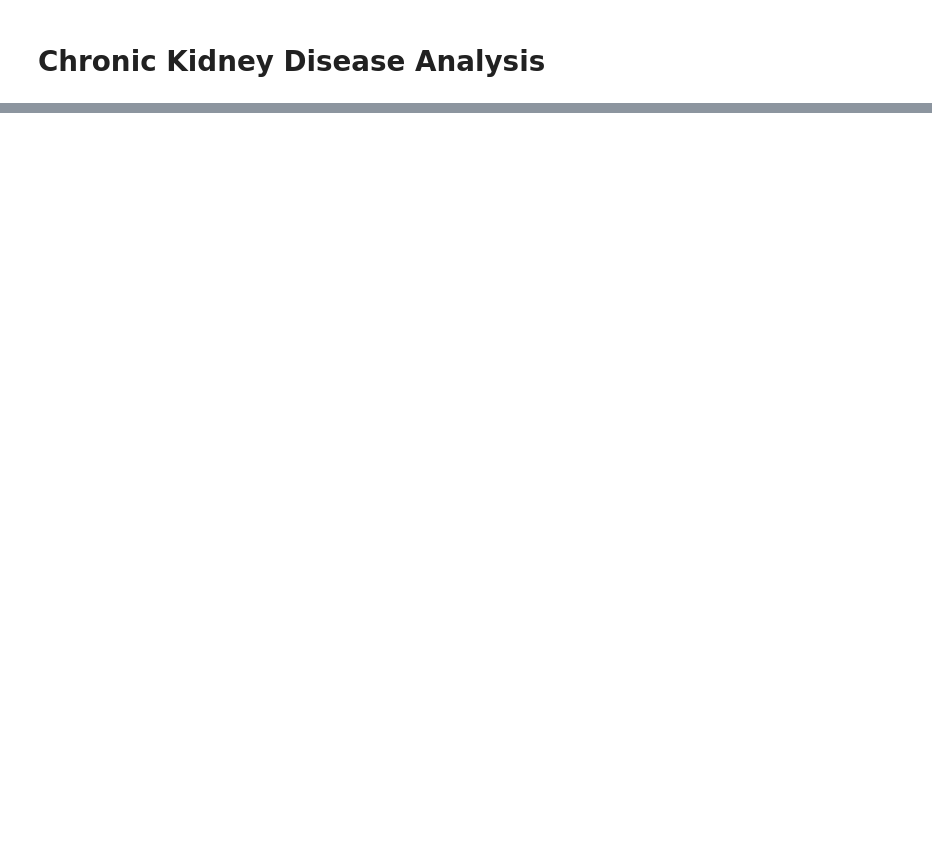
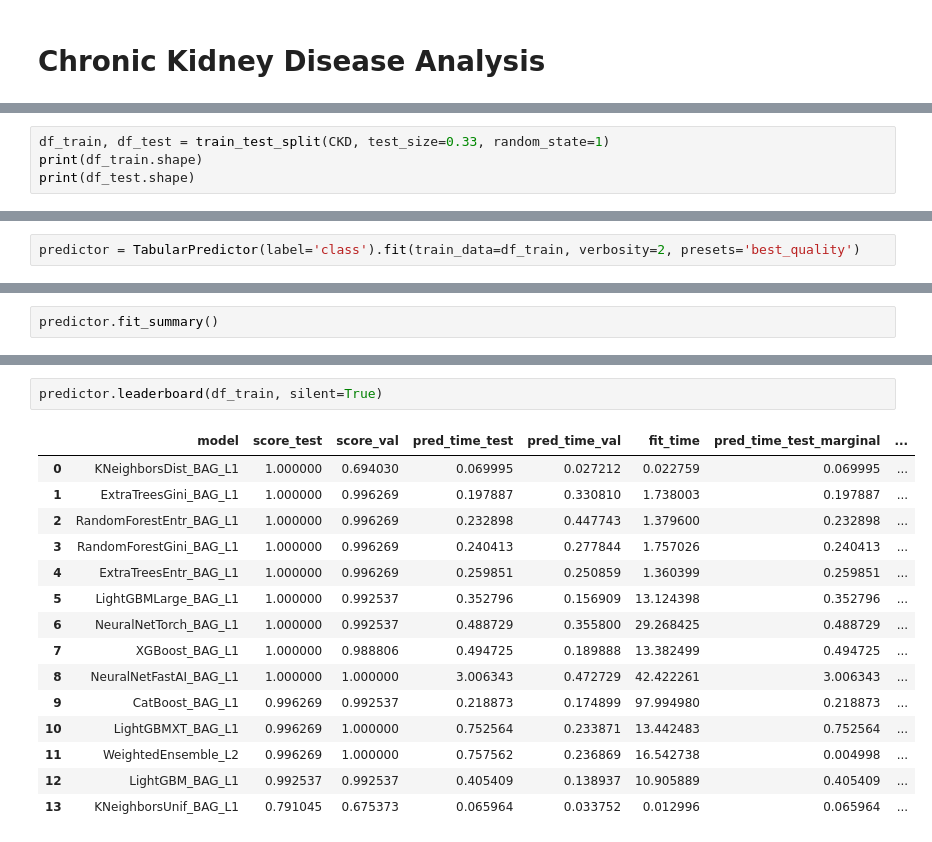
Before and after one commit to PeterHamfelt/Chronic_Kidney_Disease_Analysis, a Jupyter notebook: README.ipynb, the cells around one changed output, grey strips where cells are left out. Drawn from its saved outputs; the diff is of its cells as text; blank space fills up the shorter version.

Commit message:
feat: data analysis

```diff
--- a/README.ipynb
+++ b/README.ipynb
@@ -17,0 +35,4 @@ CKD.head()
+# %%
+df_train, df_test = train_test_split(CKD, test_size=0.33, random_state=1)
+print(df_train.shape)
+print(df_test.shape)
@@ -17,0 +67,2 @@ CKD.head()
+# %%
+predictor = TabularPredictor(label='class').fit(train_data=df_train, verbosity=2, presets='best_quality')
@@ -17,0 +87,2 @@ CKD.head()
+# %%
+predictor.fit_summary()
@@ -17,0 +124,18 @@ CKD.head()
+# %%
+predictor.leaderboard(df_train, silent=True)
+# %% [output]
+|  | model | score_test | score_val | pred_time_test | pred_time_val | fit_time | pred_time_test_marginal | ... |
+| 0 | KNeighborsDist_BAG_L1 | 1.000000 | 0.694030 | 0.069995 | 0.027212 | 0.022759 | 0.069995 | ... |
+| 1 | ExtraTreesGini_BAG_L1 | 1.000000 | 0.996269 | 0.197887 | 0.330810 | 1.738003 | 0.197887 | ... |
+| 2 | RandomForestEntr_BAG_L1 | 1.000000 | 0.996269 | 0.232898 | 0.447743 | 1.379600 | 0.232898 | ... |
+| 3 | RandomForestGini_BAG_L1 | 1.000000 | 0.996269 | 0.240413 | 0.277844 | 1.757026 | 0.240413 | ... |
+| 4 | ExtraTreesEntr_BAG_L1 | 1.000000 | 0.996269 | 0.259851 | 0.250859 | 1.360399 | 0.259851 | ... |
+| 5 | LightGBMLarge_BAG_L1 | 1.000000 | 0.992537 | 0.352796 | 0.156909 | 13.124398 | 0.352796 | ... |
+| 6 | NeuralNetTorch_BAG_L1 | 1.000000 | 0.992537 | 0.488729 | 0.355800 | 29.268425 | 0.488729 | ... |
+| 7 | XGBoost_BAG_L1 | 1.000000 | 0.988806 | 0.494725 | 0.189888 | 13.382499 | 0.494725 | ... |
+| 8 | NeuralNetFastAI_BAG_L1 | 1.000000 | 1.000000 | 3.006343 | 0.472729 | 42.422261 | 3.006343 | ... |
+| 9 | CatBoost_BAG_L1 | 0.996269 | 0.992537 | 0.218873 | 0.174899 | 97.994980 | 0.218873 | ... |
+| 10 | LightGBMXT_BAG_L1 | 0.996269 | 1.000000 | 0.752564 | 0.233871 | 13.442483 | 0.752564 | ... |
+| 11 | WeightedEnsemble_L2 | 0.996269 | 1.000000 | 0.757562 | 0.236869 | 16.542738 | 0.004998 | ... |
+| 12 | LightGBM_BAG_L1 | 0.992537 | 0.992537 | 0.405409 | 0.138937 | 10.905889 | 0.405409 | ... |
+| 13 | KNeighborsUnif_BAG_L1 | 0.791045 | 0.675373 | 0.065964 | 0.033752 | 0.012996 | 0.065964 | ... |
```
Also changed, not shown: parts of 16 cells of this notebook, 21 other files.
